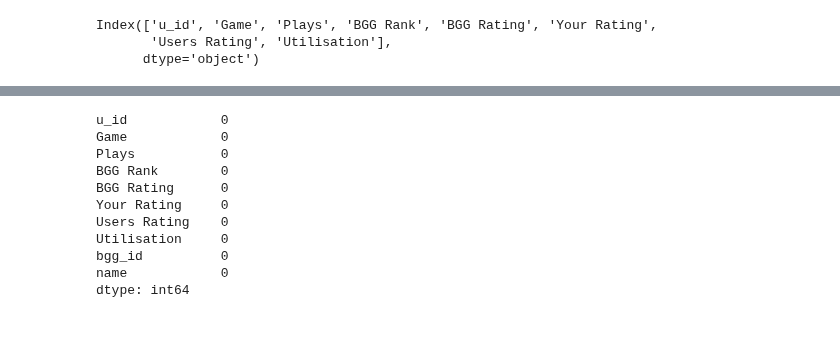
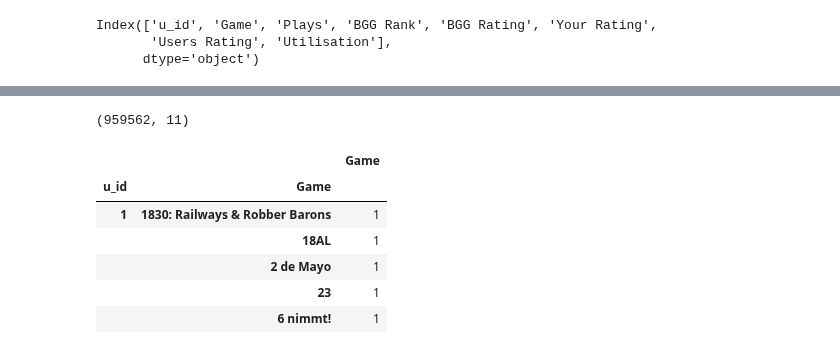
Before and after one commit to LourdesRodriguez/recommender_system, a Jupyter notebook: 2_Data_Understanding.ipynb, the cells around one changed output, grey strips where cells are left out. Cells and saved outputs as stored; diff of their text form; code cells hidden in the pictures.

```diff
--- a/2_Data_Understanding.ipynb
+++ b/2_Data_Understanding.ipynb
@@ -834,16 +842,18 @@ result.sort_values('bgg_id', inplace=True)
 # %%
 result.dropna(axis=0, inplace=True)
-# %%
-result.isnull().sum()
-# %% [output]
-u_id            0
-Game            0
-Plays           0
-BGG Rank        0
-BGG Rating      0
-Your Rating     0
-Users Rating    0
-Utilisation     0
-bgg_id          0
-name            0
-dtype: int64
+# %%
+result.shape
+# %% [output]
+(959562, 11)
+# %%
+# ¿Existen valores duplicados?
+r4=result.groupby(['u_id','Game']).agg({'Game':'count'})
+r4.head()
+# %% [output]
+|  |  | Game |
+| u_id | Game |  |
+| 1 | 1830: Railways & Robber Barons | 1 |
+|  | 18AL | 1 |
+|  | 2 de Mayo | 1 |
+|  | 23 | 1 |
+|  | 6 nimmt! | 1 |
```
Also changed, not shown: parts of 7 cells of this notebook.
